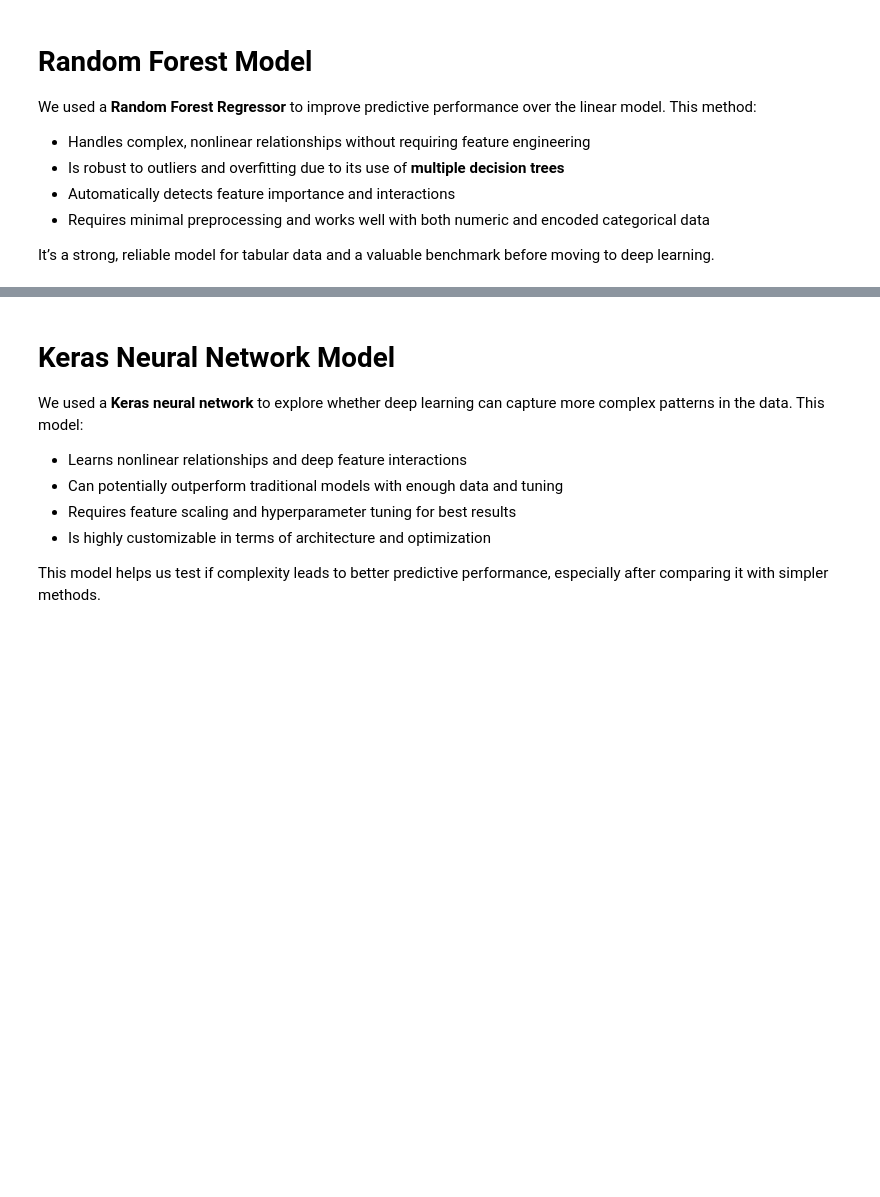
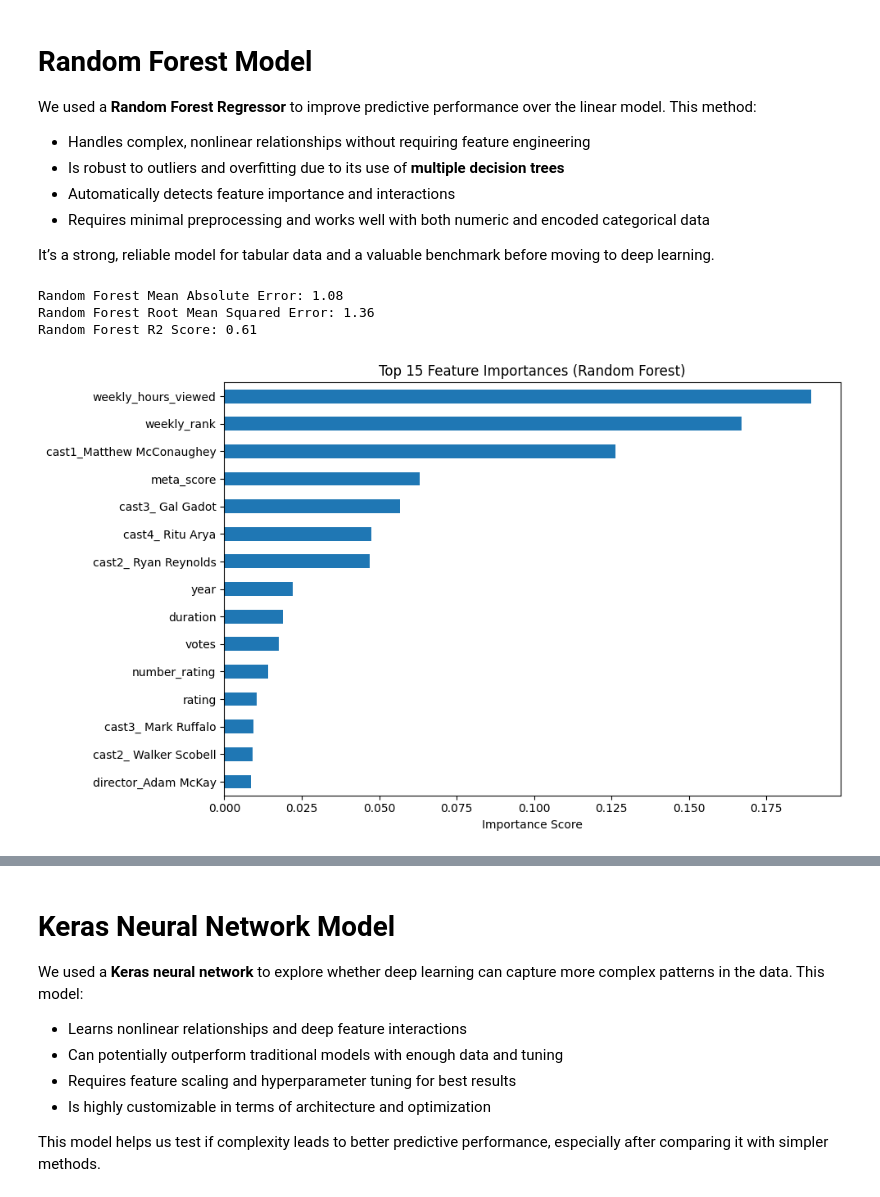
Before and after one commit to mopfun/Project_4_Grp_1, a Jupyter notebook: Netflix_Top_10_Predictor.ipynb, the cells around one changed output, grey strips where cells are left out. Drawn from its saved outputs; the diff is of its cells as text; code cells hidden in the pictures; blank space fills up the shorter version.

Commit message:
included feature engineering for random forest and keras model

```diff
--- a/Netflix_Top_10_Predictor.ipynb
+++ b/Netflix_Top_10_Predictor.ipynb
@@ -86,9 +99,18 @@ dtype: int64
 # Convert categorical data to numeric with `pd.get_dummies`(won't change numerical columns, only categorical)
 categorical_dummies = pd.get_dummies(df)
 # %%
-## Reuse this data for all the models
 # Split our preprocessed data into our features and target arrays
-X = df.drop("cumulative_weeks_in_top_10", axis=1)
-y = df["cumulative_weeks_in_top_10"]
+X = categorical_dummies.drop(columns="cumulative_weeks_in_top_10", axis="columns")
+y = categorical_dummies["cumulative_weeks_in_top_10"]
 # Split the preprocessed data into a training and testing dataset
 X_train, X_test, y_train, y_test = train_test_split(X, y, random_state=1)
+
+# Create a StandardScaler instances
+scaler = StandardScaler()
+
+# Fit the StandardScaler
+X_scaler = scaler.fit(X_train)
+
+# Scale the data
+X_train_scaled = X_scaler.transform(X_train)
+X_test_scaled = X_scaler.transform(X_test)
@@ -175,6 +171,26 @@ r2_rf = r2_score(y_test, rf_predictions)
 print(f"Random Forest Mean Absolute Error: {mae_rf:.2f}")
 print(f"Random Forest Root Mean Squared Error: {rmse_rf:.2f}")
 print(f"Random Forest R2 Score: {r2_rf:.2f}")
-
-#Save model
-rf_model.save('random_forest_model.keras')
+# %% [output]
+Random Forest Mean Absolute Error: 1.08
+Random Forest Root Mean Squared Error: 1.36
+Random Forest R2 Score: 0.61
+# %%
+import matplotlib.pyplot as plt
+
+# Get feature importances and map to column names
+feature_importances = pd.Series(rf_model.feature_importances_, index=X_train.columns)
+
+# Sort them from most to least important
+feature_importances = feature_importances.sort_values(ascending=False)
+# %%
+# Plot top 20 for quick insights
+plt.figure(figsize=(10, 6))
+feature_importances.head(15).plot(kind='barh')
+plt.gca().invert_yaxis()  # Highest importance on top
+plt.title("Top 15 Feature Importances (Random Forest)")
+plt.xlabel("Importance Score")
+plt.tight_layout()
+plt.show()
+# %% [output]
+[figure, added]
```
Also changed, not shown: parts of 66 cells of this notebook.
